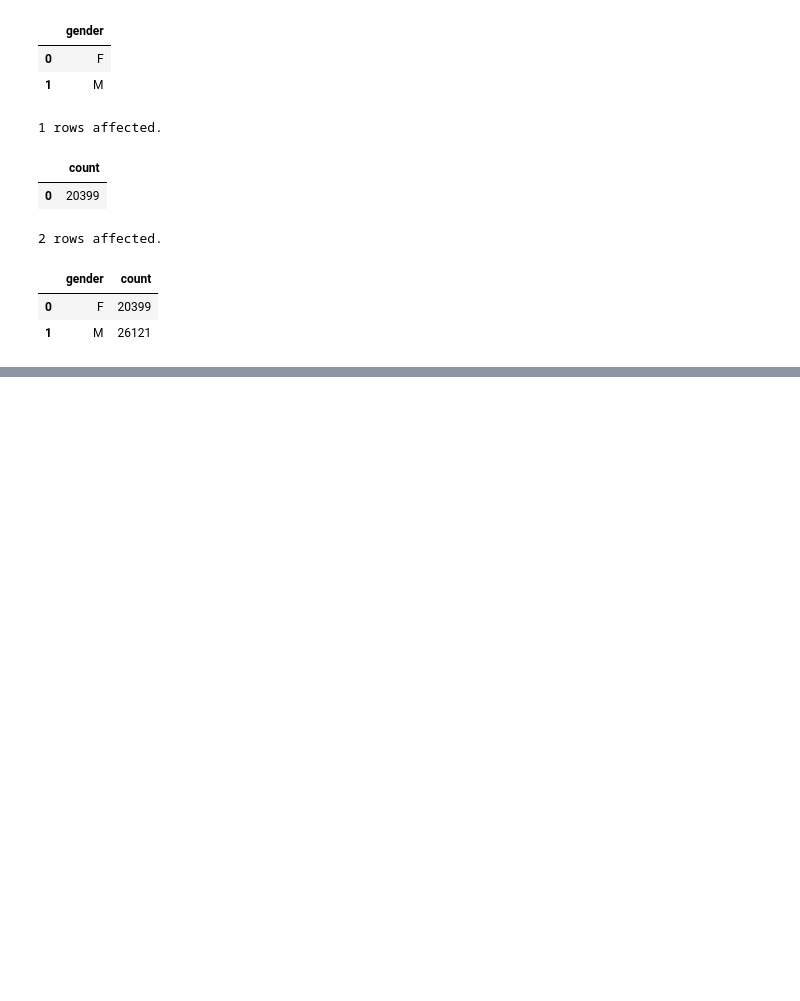
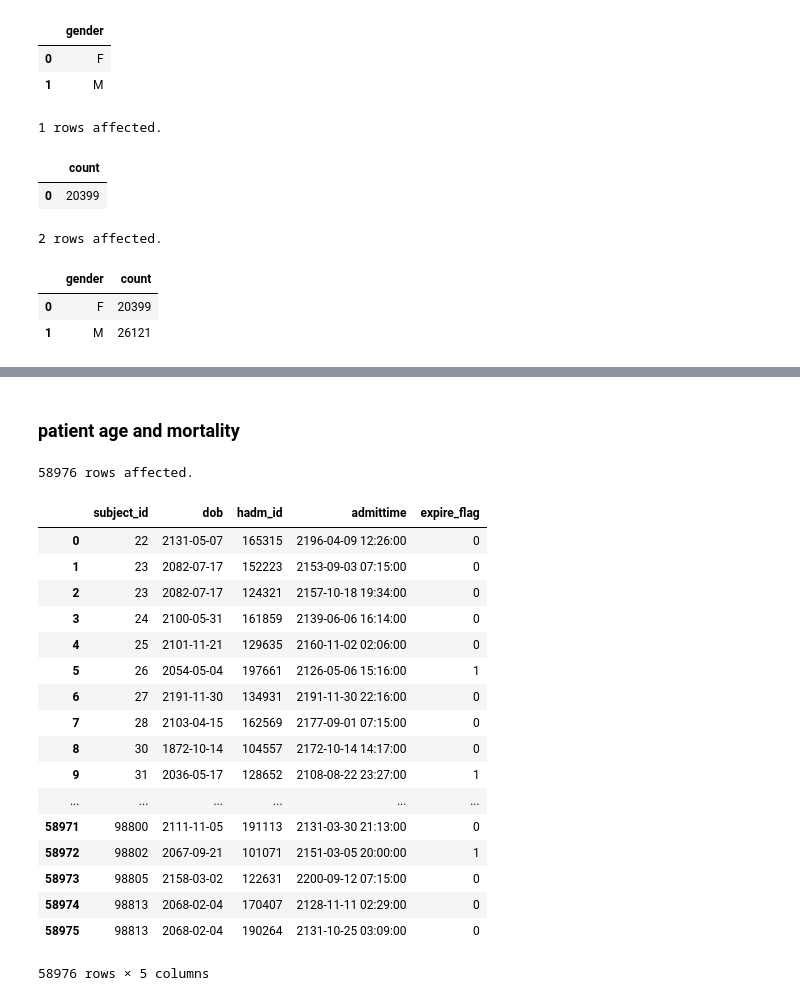
Before and after one commit to fehiepsi/mimic3, a Jupyter notebook: executable/querying.ipynb, the cells around one changed output, grey strips where cells are left out. Drawn from its saved outputs; the diff is of its cells as text; code cells hidden in the pictures; blank space fills up the shorter version.

```diff
--- a/executable/querying.ipynb
+++ b/executable/querying.ipynb
@@ -138,0 +155,27 @@ GROUP BY gender
+# %% [markdown]
+### patient age and mortality
+# %%
+%%sql SELECT p.subject_id, p.dob, a.hadm_id, a.admittime, p.expire_flag
+FROM admissions a
+INNER JOIN patients p
+ON p.subject_id = a.subject_id;
+# %% [output]
+58976 rows affected.
+|  | subject_id | dob | hadm_id | admittime | expire_flag |
+| 0 | 22 | 2131-05-07 | 165315 | 2196-04-09 12:26:00 | 0 |
+| 1 | 23 | 2082-07-17 | 152223 | 2153-09-03 07:15:00 | 0 |
+| 2 | 23 | 2082-07-17 | 124321 | 2157-10-18 19:34:00 | 0 |
+| 3 | 24 | 2100-05-31 | 161859 | 2139-06-06 16:14:00 | 0 |
+| 4 | 25 | 2101-11-21 | 129635 | 2160-11-02 02:06:00 | 0 |
+| 5 | 26 | 2054-05-04 | 197661 | 2126-05-06 15:16:00 | 1 |
+| 6 | 27 | 2191-11-30 | 134931 | 2191-11-30 22:16:00 | 0 |
+| 7 | 28 | 2103-04-15 | 162569 | 2177-09-01 07:15:00 | 0 |
+| 8 | 30 | 1872-10-14 | 104557 | 2172-10-14 14:17:00 | 0 |
+| 9 | 31 | 2036-05-17 | 128652 | 2108-08-22 23:27:00 | 1 |
+| ... | ... | ... | ... | ... | ... |
+| 58971 | 98800 | 2111-11-05 | 191113 | 2131-03-30 21:13:00 | 0 |
+| 58972 | 98802 | 2067-09-21 | 101071 | 2151-03-05 20:00:00 | 1 |
+| 58973 | 98805 | 2158-03-02 | 122631 | 2200-09-12 07:15:00 | 0 |
+| 58974 | 98813 | 2068-02-04 | 170407 | 2128-11-11 02:29:00 | 0 |
+| 58975 | 98813 | 2068-02-04 | 190264 | 2131-10-25 03:09:00 | 0 |
+58976 rows × 5 columns
```
Also changed, not shown: parts of 24 cells of this notebook.
